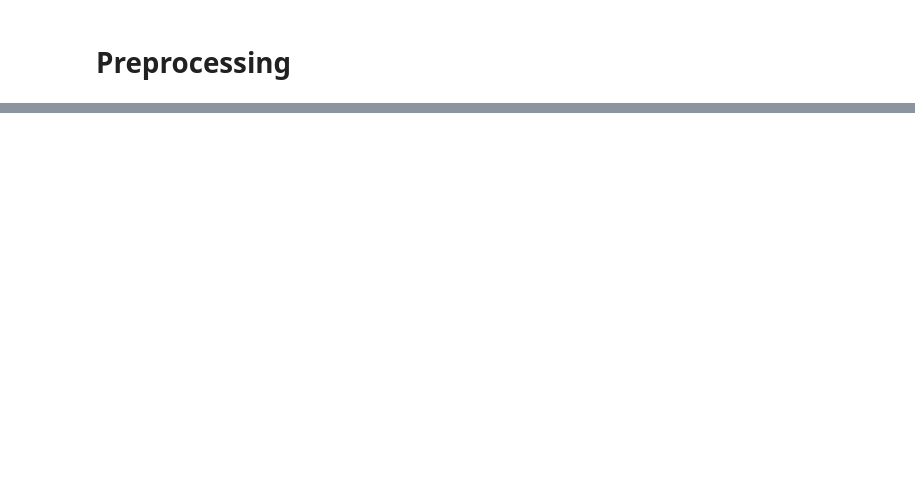
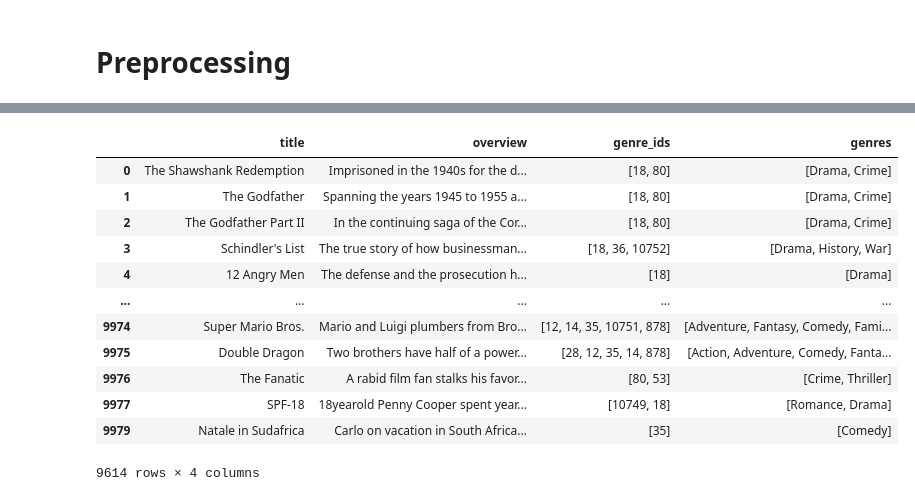
Before and after one commit to LucasPires2807/nlp-genre-classification, a Jupyter notebook: data_processing.ipynb, the cells around one changed output, grey strips where cells are left out. Drawn from its saved outputs; the diff is of its cells as text; code cells hidden in the pictures; blank space fills up the shorter version.

```diff
--- a/data_processing.ipynb
+++ b/data_processing.ipynb
@@ -185,0 +254,27 @@ OSError: [E050] Can't find model 'en_core_web_sm'. It doesn't seem to be a Pytho
+# %%
+import ast
+import re
+
+def parse_genre_ids_alternative(x):
+    if pd.isnull(x):
+        return []
+    ids = re.findall(r'\d+', str(x))
+    return [id_name_map[int(id)] for id in ids if int(id) in id_name_map]
+
+df_clean['genres'] = df_clean['genre_ids'].apply(parse_genre_ids_alternative)
+
+df_clean
+# %% [output]
+|  | title | overview | genre_ids | genres |
+| 0 | The Shawshank Redemption | Imprisoned in the 1940s for the d... | [18, 80] | [Drama, Crime] |
+| 1 | The Godfather | Spanning the years 1945 to 1955 a... | [18, 80] | [Drama, Crime] |
+| 2 | The Godfather Part II | In the continuing saga of the Cor... | [18, 80] | [Drama, Crime] |
+| 3 | Schindler's List | The true story of how businessman... | [18, 36, 10752] | [Drama, History, War] |
+| 4 | 12 Angry Men | The defense and the prosecution h... | [18] | [Drama] |
+| ... | ... | ... | ... | ... |
+| 9974 | Super Mario Bros. | Mario and Luigi plumbers from Bro... | [12, 14, 35, 10751, 878] | [Adventure, Fantasy, Comedy, Fami... |
+| 9975 | Double Dragon | Two brothers have half of a power... | [28, 12, 35, 14, 878] | [Action, Adventure, Comedy, Fanta... |
+| 9976 | The Fanatic | A rabid film fan stalks his favor... | [80, 53] | [Crime, Thriller] |
+| 9977 | SPF-18 | 18yearold Penny Cooper spent year... | [10749, 18] | [Romance, Drama] |
+| 9979 | Natale in Sudafrica | Carlo on vacation in South Africa... | [35] | [Comedy] |
+9614 rows × 4 columns
```
Also changed, not shown: parts of 14 cells of this notebook, 6 other files.
